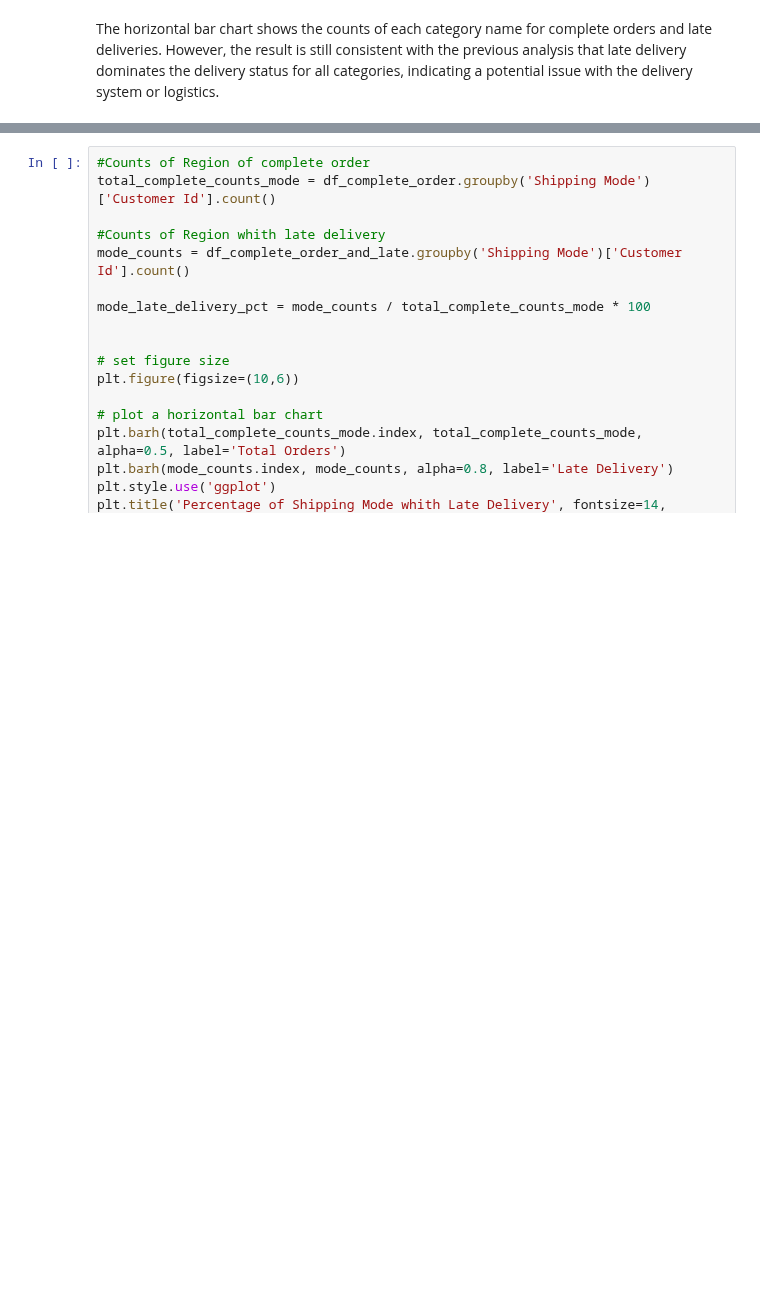
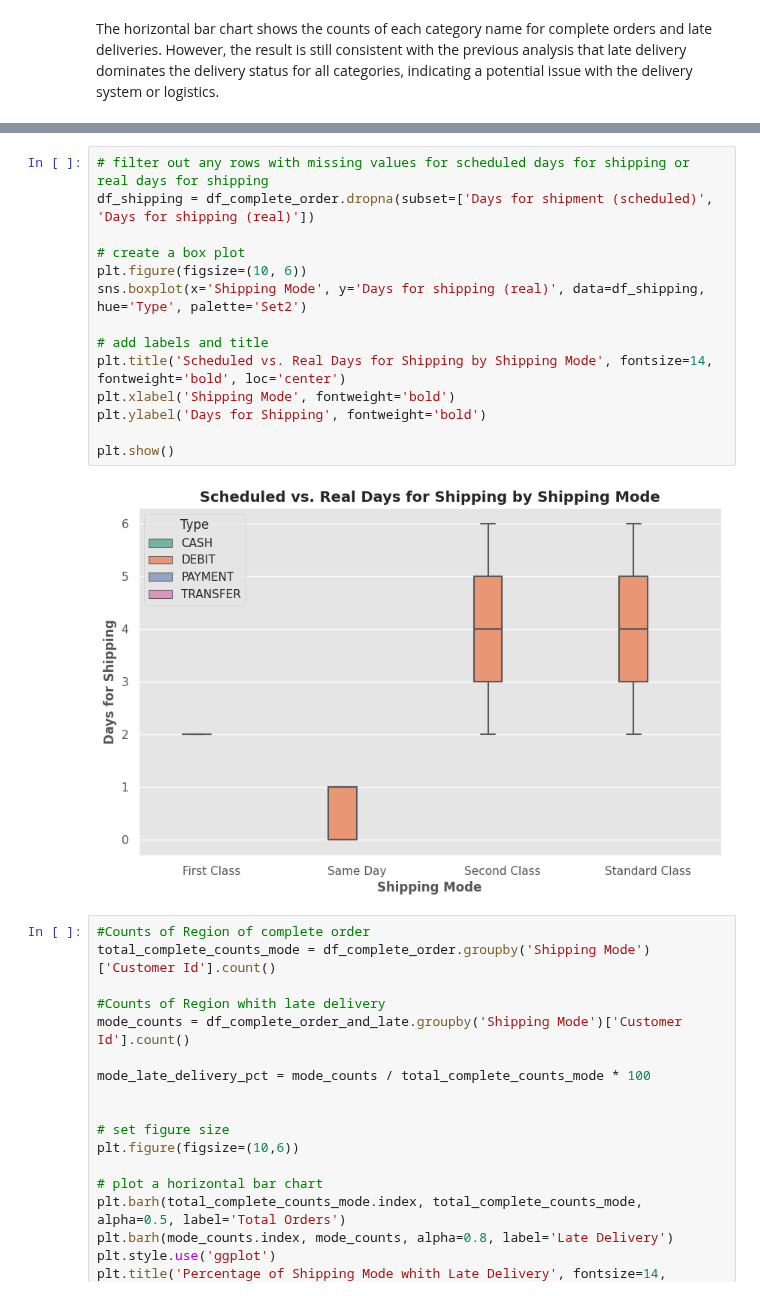
Before and after one commit to azamaufar/supplychainDA, a Jupyter notebook: EDA_Supply_Chain_Data.ipynb, the cells around one changed output, grey strips where cells are left out. Drawn from its saved outputs; the diff is of its cells as text; blank space fills up the shorter version.

```diff
--- a/EDA_Supply_Chain_Data.ipynb
+++ b/EDA_Supply_Chain_Data.ipynb
@@ -480,3 +571,19 @@ To determine the root cause of the high late delivery rate for all regions and c
+# %%
+# filter out any rows with missing values for scheduled days for shipping or real days for shipping
+df_shipping = df_complete_order.dropna(subset=['Days for shipment (scheduled)', 'Days for shipping (real)'])
+
+# create a box plot
+plt.figure(figsize=(10, 6))
+sns.boxplot(x='Shipping Mode', y='Days for shipping (real)', data=df_shipping, hue='Type', palette='Set2')
+
+# add labels and title
+plt.title('Scheduled vs. Real Days for Shipping by Shipping Mode', fontsize=14, fontweight='bold', loc='center')
+plt.xlabel('Shipping Mode', fontweight='bold')
+plt.ylabel('Days for Shipping', fontweight='bold')
+
+plt.show()
+# %% [output]
+[figure, added]
 # %%
 #Counts of Region of complete order
 total_complete_counts_mode = df_complete_order.groupby('Shipping Mode')['Customer Id'].count()
```
Also changed, not shown: parts of 10 cells of this notebook, 3 other files.
